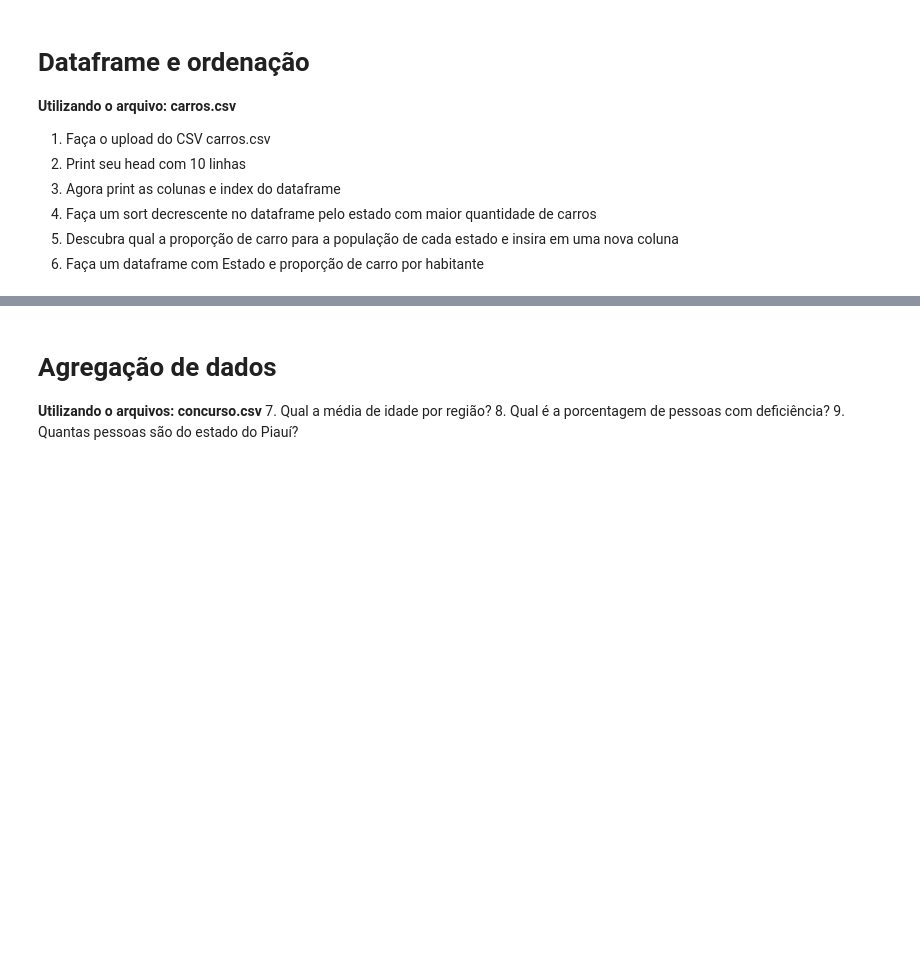
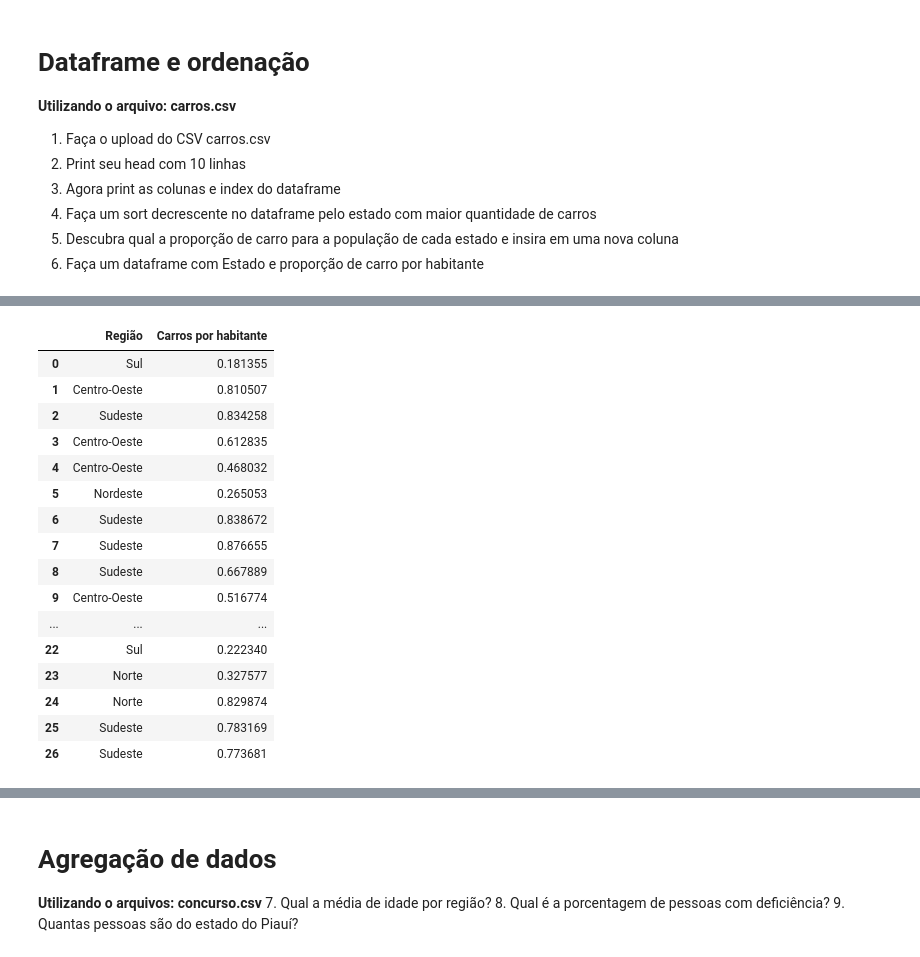
Before and after one commit to dsreliete/Womakerscode-DA-colabs, a Jupyter notebook: [Notebook]_Python_para_Dados_Pandas.ipynb, the cells around one changed output, grey strips where cells are left out. Saved outputs shown, nothing was run; the diff lists cells and outputs as text; code cells hidden in the pictures; blank space fills up the shorter version.

```diff
--- a/[Notebook]_Python_para_Dados_Pandas.ipynb
+++ b/[Notebook]_Python_para_Dados_Pandas.ipynb
@@ -15,0 +114,20 @@ import pandas as pd
+# %%
+df_csv[['Região', 'Carros por habitante']]
+# %% [output]
+|  | Região | Carros por habitante |
+| 0 | Sul | 0.181355 |
+| 1 | Centro-Oeste | 0.810507 |
+| 2 | Sudeste | 0.834258 |
+| 3 | Centro-Oeste | 0.612835 |
+| 4 | Centro-Oeste | 0.468032 |
+| 5 | Nordeste | 0.265053 |
+| 6 | Sudeste | 0.838672 |
+| 7 | Sudeste | 0.876655 |
+| 8 | Sudeste | 0.667889 |
+| 9 | Centro-Oeste | 0.516774 |
+| ... | ... | ... |
+| 22 | Sul | 0.222340 |
+| 23 | Norte | 0.327577 |
+| 24 | Norte | 0.829874 |
+| 25 | Sudeste | 0.783169 |
+| 26 | Sudeste | 0.773681 |
```
Also changed, not shown: parts of 16 cells of this notebook.
